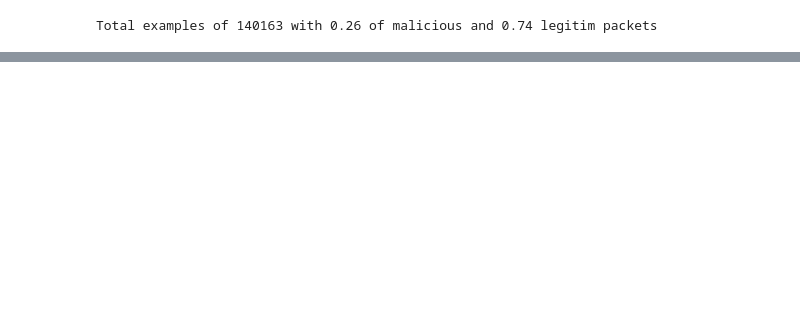
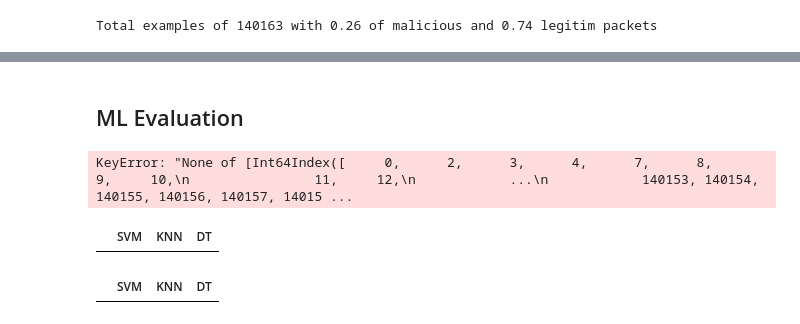
Before and after one commit to gubertoli/ProbingDataset, a Jupyter notebook: EDA & Pre-processing.ipynb, the cells around one changed output, grey strips where cells are left out. Cells and saved outputs as stored; diff of their text form; code cells hidden in the pictures; blank space fills up the shorter version.

```diff
--- a/EDA & Pre-processing.ipynb
+++ b/EDA & Pre-processing.ipynb
@@ -118,0 +93,45 @@ Total examples of 140163 with 0.26 of malicious and 0.74 legitim packets
+# %% [markdown]
+## ML Evaluation
+# %%
+from sklearn.svm import SVC
+from sklearn.neighbors import KNeighborsClassifier
+from sklearn.tree import DecisionTreeClassifier
+from sklearn.preprocessing import StandardScaler
+
+algorithms = {
+    "SVM": (SVC(), {"C": [1, 10], "kernel": ("linear", "rbf")}),
+    "KNN": (KNeighborsClassifier(), {"n_neighbors": [3, 5, 7]}),
+    "DT" : (DecisionTreeClassifier(), {"criterion": ("gini", "entropy"), "max_depth": [5, 10, 20] })
+}
+# %%
+X = full_data[relevant_columns]
+y = full_data['label']
+# %%
+from sklearn.model_selection import StratifiedKFold, GridSearchCV
+from sklearn.metrics import accuracy_score, make_scorer
+
+kf = StratifiedKFold(n_splits=10, shuffle=True, random_state=17) # Train, Test
+gskf = StratifiedKFold(n_splits=3, shuffle=True, random_state=17) # Validation
+perf = accuracy_score
+
+score = {}
+for algorithm in algorithms.keys():
+    score[algorithm] = []
+
+for algorithm, (clf, parameters) in algorithms.items():
+    for train, test in kf.split(X, y):
+        prep = StandardScaler()
+        prep.fit(X[train])
+        best = GridSeachCV(clf, parameters, cv=gskf, scoring=make_scorer(perf))
+        best.fit(prep.transform(X[train]), y[train])
+        score[algorithm].append(perf(best.predict(prep.transform(X[test])), y[test]))
+# %% [output]
+KeyError: "None of [Int64Index([     0,      2,      3,      4,      7,      8,      9,     10,\n                11,     12,\n            ...\n            140153, 140154, 140155, 140156, 140157, 14015 ...
+# %%
+pd.DataFrame.from_dict(score)
+# %% [output]
+|  | SVM | KNN | DT |
+# %%
+pd.DataFrame.from_dict(score).rank(axis=1, ascending=False)
+# %% [output]
+|  | SVM | KNN | DT |
```
Also changed, not shown: parts of 11 cells of this notebook.
